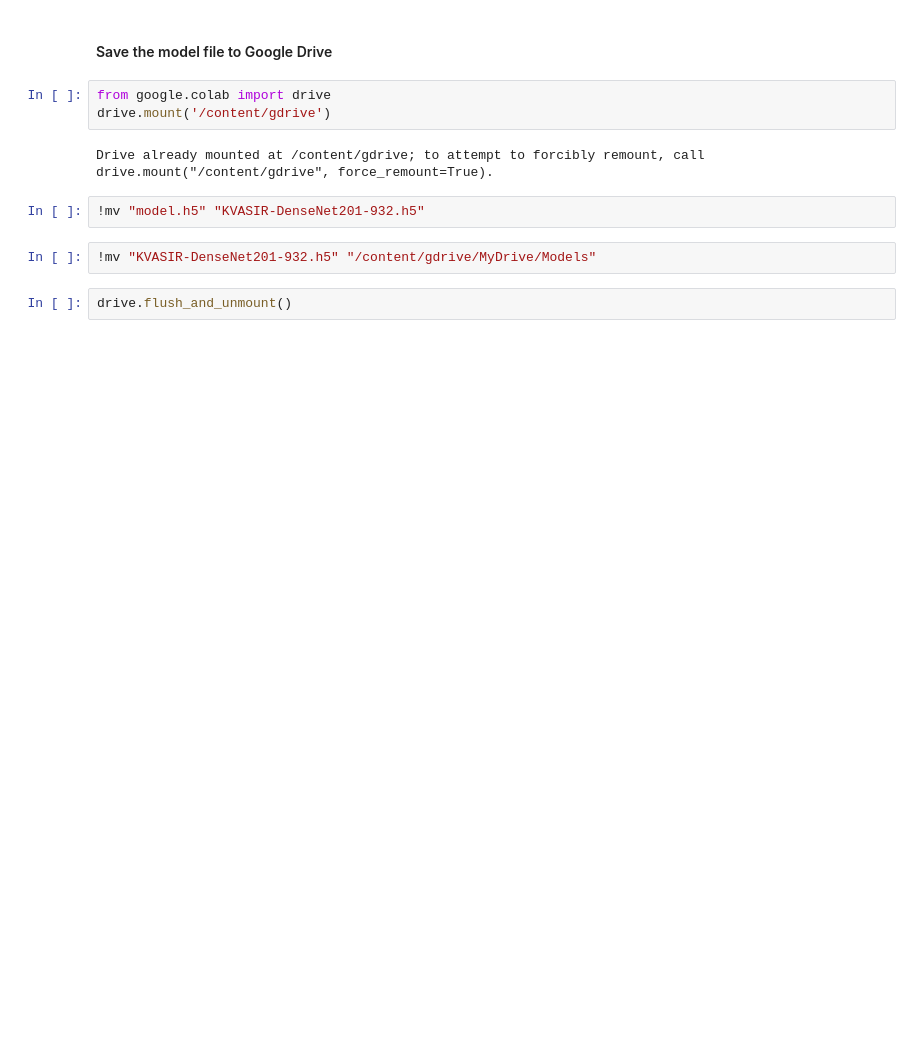
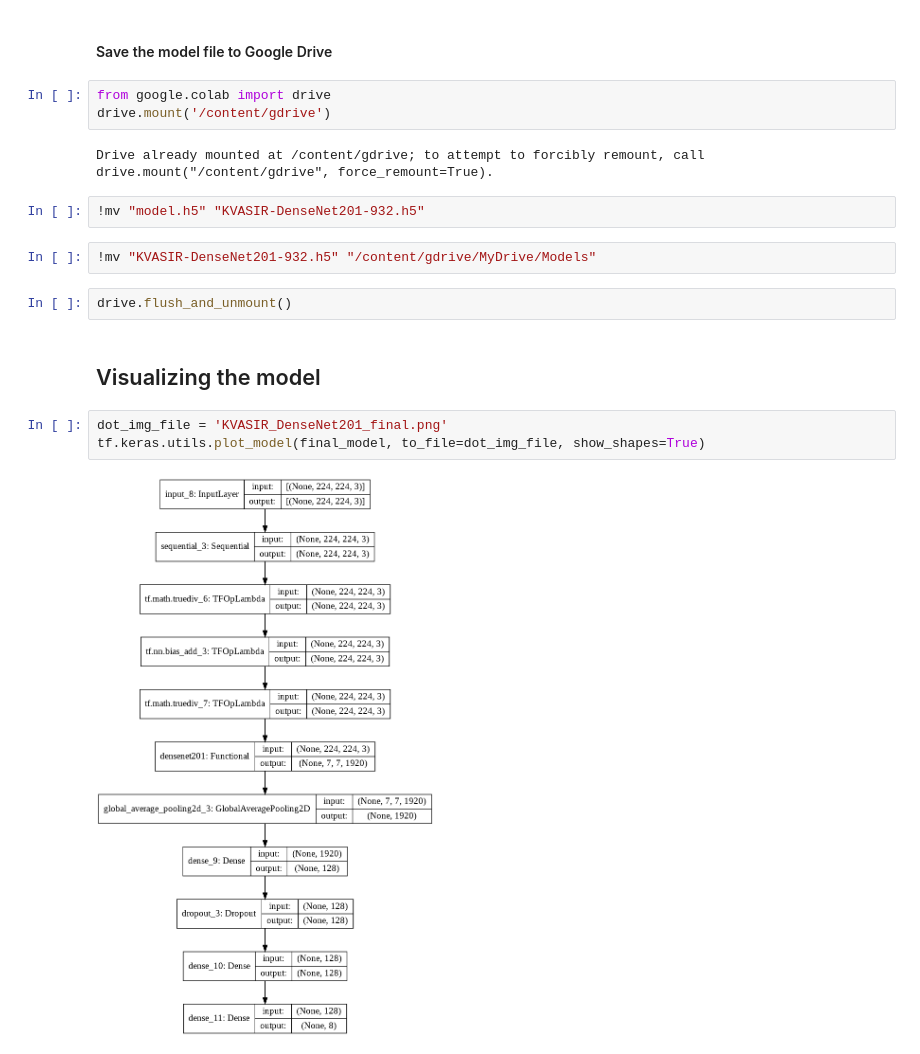
Before and after one commit to teamoptimusai/gastrointestinal-tract-anomaly-classification, a Jupyter notebook: notebooks/KVASIR_DenseNet201_with_augmentation.ipynb, the cells around one changed output. Saved outputs shown, nothing was run; the diff lists cells and outputs as text; blank space fills up the shorter version.

Commit message:
Add model visualization
Added section to the notebook to visualize the model's structure

```diff
--- a/notebooks/KVASIR_DenseNet201_with_augmentation.ipynb
+++ b/notebooks/KVASIR_DenseNet201_with_augmentation.ipynb
@@ -476,3 +476,10 @@ Drive already mounted at /content/gdrive; to attempt to forcibly remount, call d
 !mv "KVASIR-DenseNet201-932.h5" "/content/gdrive/MyDrive/Models"
 # %%
 drive.flush_and_unmount()
+# %% [markdown]
+## Visualizing the model
+# %%
+dot_img_file = 'KVASIR_DenseNet201_final.png'
+tf.keras.utils.plot_model(final_model, to_file=dot_img_file, show_shapes=True)
+# %% [output]
+[figure, added]
```
